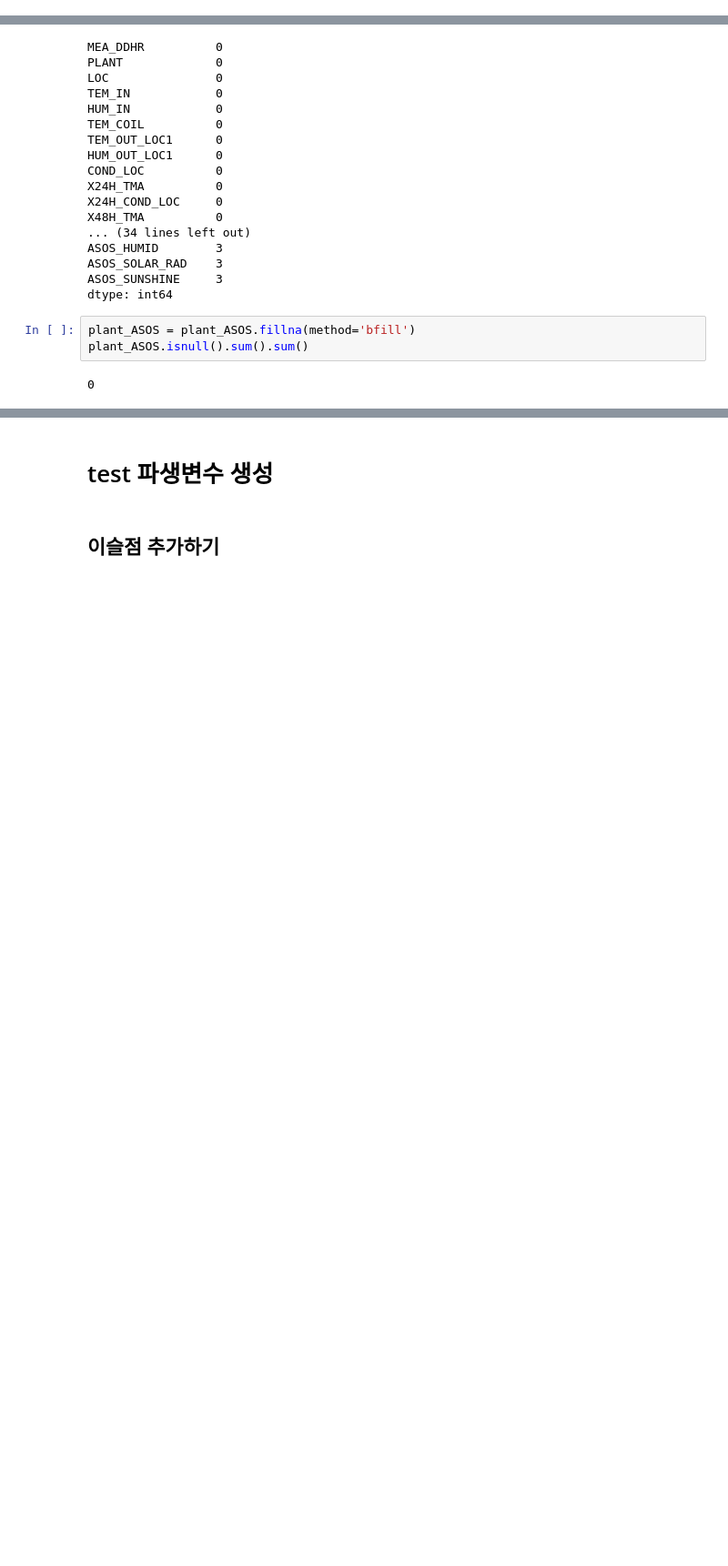
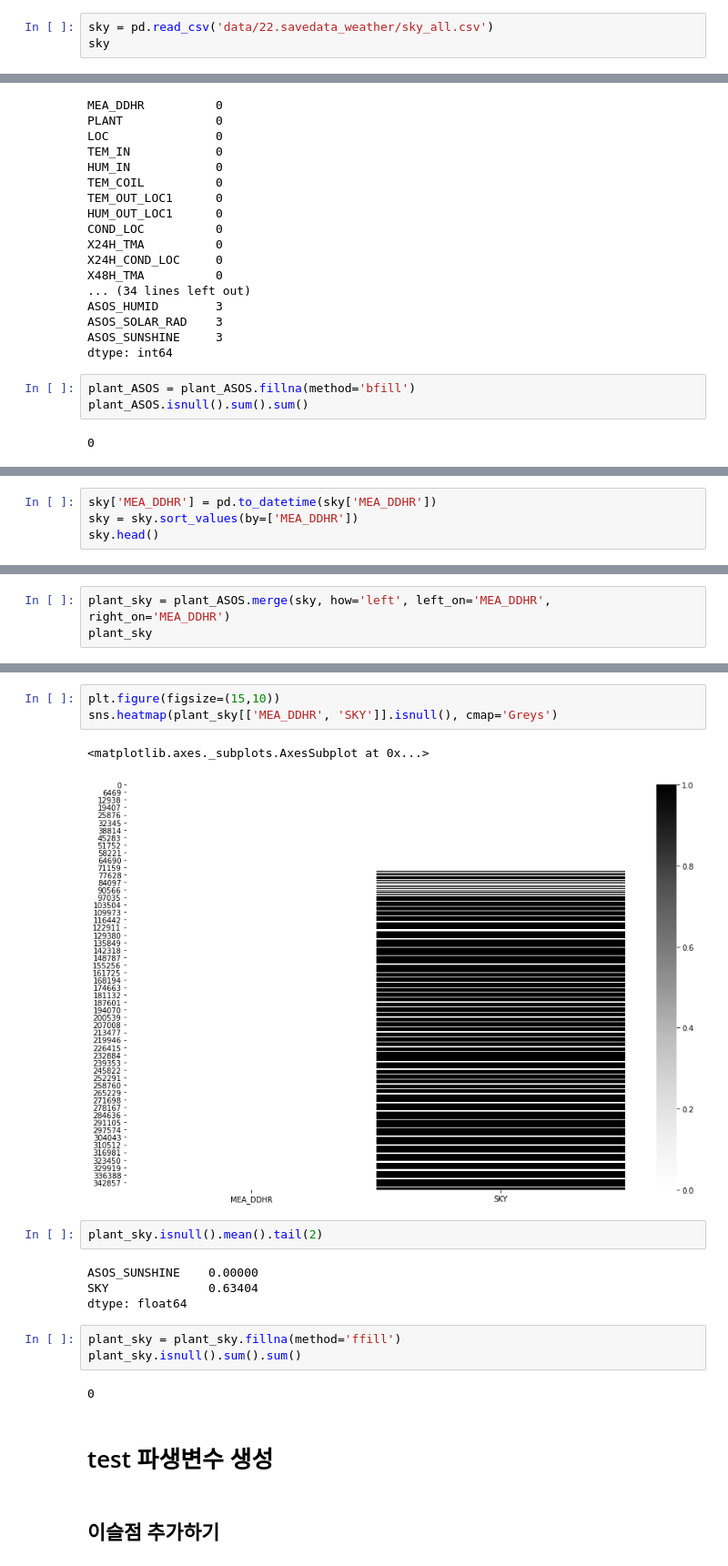
Before and after one commit to ek-koh/2020-Weather-Bigdata-Contest, a Jupyter notebook: Weather-Bigdata-Contest/2.파생변수.ipynb, the cells around one changed output, grey strips where cells are left out. Shown: that part at 91% size. Saved outputs shown, nothing was run; the diff lists cells and outputs as text; blank space fills up the shorter version.

```diff
--- a/Weather-Bigdata-Contest/2.파생변수.ipynb
+++ b/Weather-Bigdata-Contest/2.파생변수.ipynb
@@ -110,0 +113,3 @@ asos
+# %%
+sky = pd.read_csv('data/22.savedata_weather/sky_all.csv')
+sky
@@ -403,0 +425,4 @@ plant_ASOS.isnull().sum().sum()
+# %%
+sky['MEA_DDHR'] = pd.to_datetime(sky['MEA_DDHR'])
+sky = sky.sort_values(by=['MEA_DDHR'])
+sky.head()
@@ -403,0 +436,3 @@ plant_ASOS.isnull().sum().sum()
+# %%
+plant_sky = plant_ASOS.merge(sky, how='left', left_on='MEA_DDHR', right_on='MEA_DDHR')
+plant_sky
@@ -404,3 +453,20 @@ plant_ASOS.isnull().sum().sum()
+# %%
+plt.figure(figsize=(15,10))
+sns.heatmap(plant_sky[['MEA_DDHR', 'SKY']].isnull(), cmap='Greys')
+# %% [output]
+<matplotlib.axes._subplots.AxesSubplot at 0x...>
+[figure, added]
+# %%
+plant_sky.isnull().mean().tail(2)
+# %% [output]
+ASOS_SUNSHINE    0.00000
+SKY              0.63404
+dtype: float64
+# %%
+plant_sky = plant_sky.fillna(method='ffill')
+plant_sky.isnull().sum().sum()
+# %% [output]
+0
 # %% [markdown]
 # test 파생변수 생성
 # %% [markdown]
```
Also changed, not shown: parts of 17 cells of this notebook.
